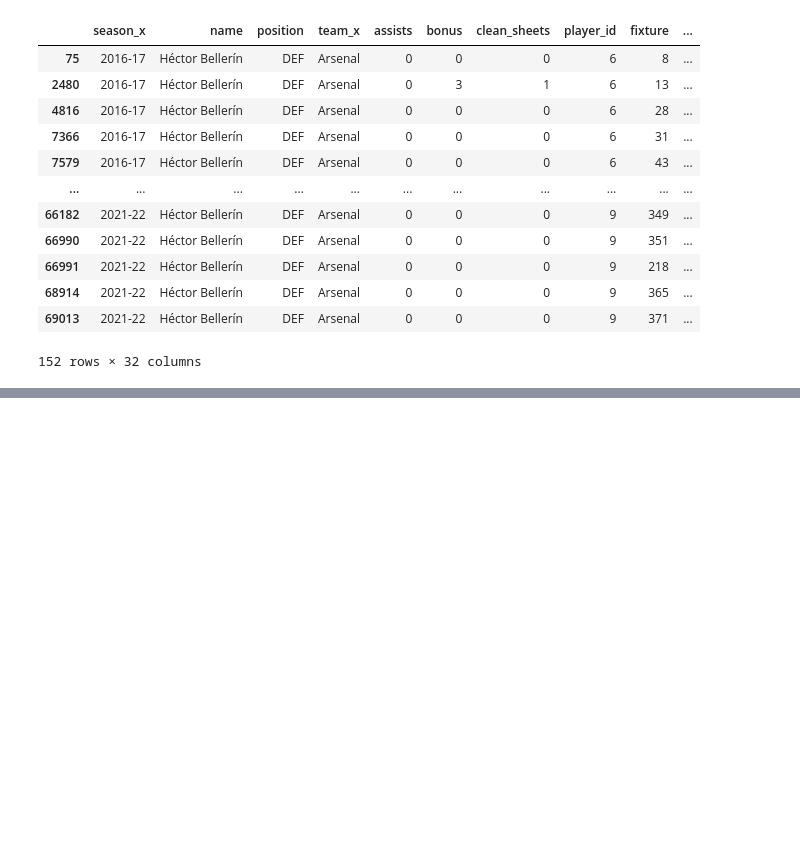
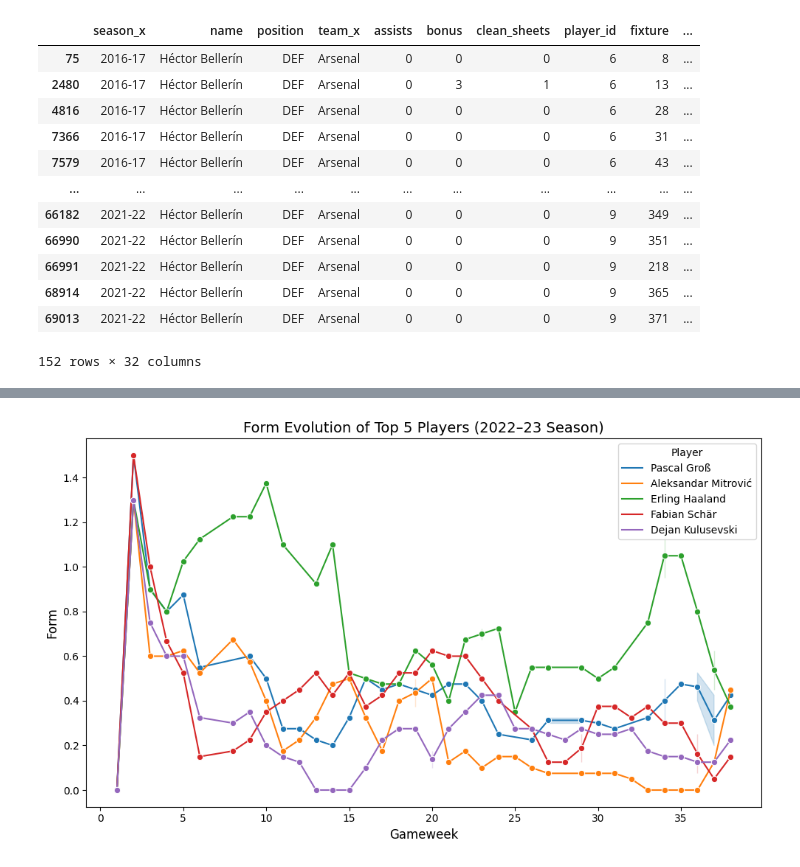
Before and after one commit to Aby293/Fantasy-Premier-League-Companion, a Jupyter notebook: fantasy-pl.ipynb, the cells around one changed output, grey strips where cells are left out. Saved outputs shown, nothing was run; the diff lists cells and outputs as text; code cells hidden in the pictures; blank space fills up the shorter version.

```diff
--- a/fantasy-pl.ipynb
+++ b/fantasy-pl.ipynb
@@ -257,0 +482,20 @@ cleaned_df[cleaned_df['name'] == 'Héctor Bellerín']
+# %%
+# Plot form evolution
+plt.figure(figsize=(10,6))
+ax = sns.lineplot(
+    data=top_players_df,
+    x='GW',
+    y='form',
+    hue='name',
+    marker='o'
+)
+
+
+plt.title('Form Evolution of Top 5 Players (2022–23 Season)', fontsize=14)
+plt.xlabel('Gameweek', fontsize=12)
+plt.ylabel('Form', fontsize=12)
+plt.legend(title='Player')
+plt.tight_layout()
+plt.show()
+# %% [output]
+[figure, added]
```
Also changed, not shown: parts of 28 cells of this notebook.
